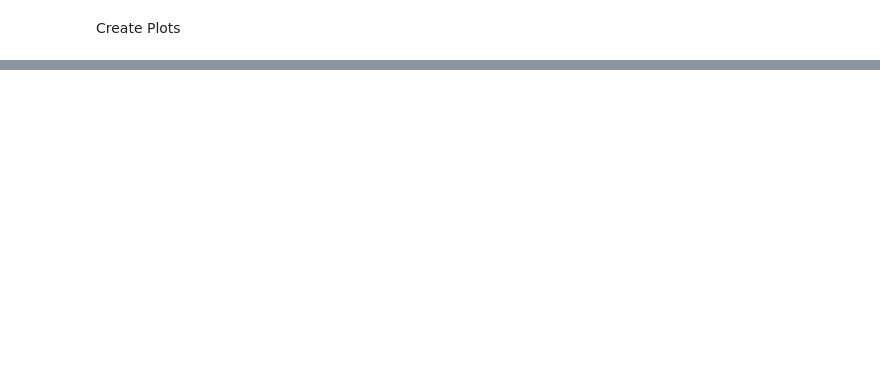
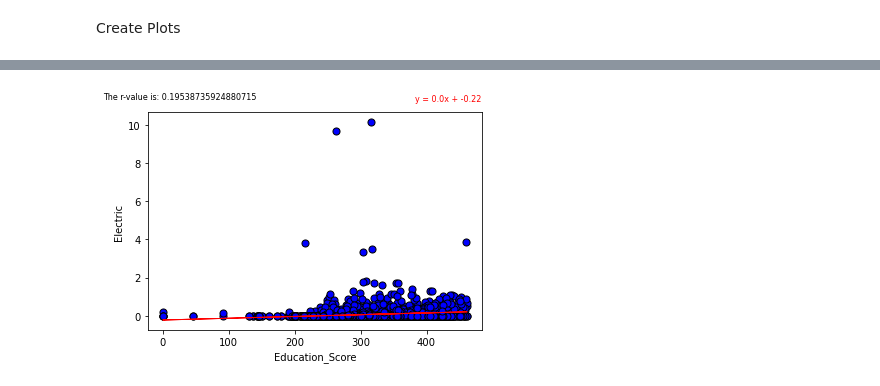
Before and after one commit to JoshMBell/Module_7_Project, a Jupyter notebook: main.ipynb, the cells around one changed output, grey strips where cells are left out. Drawn from its saved outputs; the diff is of its cells as text; code cells hidden in the pictures; blank space fills up the shorter version.

```diff
--- a/main.ipynb
+++ b/main.ipynb
@@ -205,0 +225,16 @@ Make new dfs with created bins
+# %%
+Education_2021_Scored = Education_2021_Normalized
+#Apply a multiplier based on education score to new columns
+Education_2021_Scored["Postgraduate_Degree_Score"] = Education_2021_Scored["Postgraduate_Degree_Level"].apply(lambda x: x*7)
+Education_2021_Scored["Graduate_Diploma_and_Graduate_Certificate_Score"] = Education_2021_Scored["Graduate_Diploma_and_Graduate_Certificate_Level"].apply(lambda x: x*6)
+Education_2021_Scored["Bachelor_Degree_Score"] = Education_2021_Scored["Bachelor_Degree_Level"].apply(lambda x: x*5)
+Education_2021_Scored["Advanced_Diploma_and_Diploma_Score"] = Education_2021_Scored["Advanced_Diploma_and_Diploma_Level"].apply(lambda x: x*4)
+Education_2021_Scored["Certificate_III_&_IV_Level_Score"] = Education_2021_Scored["Certificate_III_&_IV_Level"].apply(lambda x: x*3)
+Education_2021_Scored["Certificate_I_&_II_Level_Score"] = Education_2021_Scored["Certificate_I_&_II_Level"].apply(lambda x: x*2)
+Education_2021_Scored["Secondary_Education_-_Years_10_and_above_Score"] = Education_2021_Scored["Secondary_Education_-_Years_10_and_above"].apply(lambda x: x*2)
+Education_2021_Scored["Secondary_Education_-_Years_9_and_below_Score"] = Education_2021_Scored["Secondary_Education_-_Years_9_and_below"].apply(lambda x: x*1)
+#Drop unneeeded columns
+Education_2021_Scored = Education_2021_Scored.drop(["Postgraduate_Degree_Level", "Graduate_Diploma_and_Graduate_Certificate_Level", "Bachelor_Degree_Level", "Advanced_Diploma_and_Diploma_Level", "Certificate_III_&_IV_Level", "Certificate_I_&_II_Level", "Secondary_Education_-_Years_10_and_above", "Secondary_Education_-_Years_9_and_below"], axis=1)
+#Create a column in df with summed education scores
+Education_Score_List = ["Postgraduate_Degree_Score", "Graduate_Diploma_and_Graduate_Certificate_Score", "Bachelor_Degree_Score", "Advanced_Diploma_and_Diploma_Score", "Certificate_III_&_IV_Level_Score", "Certificate_I_&_II_Level_Score", "Secondary_Education_-_Years_10_and_above_Score", "Secondary_Education_-_Years_9_and_below_Score"]
+Education_2021_Scored["Education_Score"] = Education_2021_Scored[Education_Score_List].sum(axis=1)
@@ -205,0 +262,5 @@ Make new dfs with created bins
+# %%
+Education_Score_and_Fuel_Type_df = Education_2021_Scored.merge(FuelType_2021_Normalized, left_on ="Postcode", right_on = "Postcode")
+#GJP Merge regional and metro table here too, then filter can filter for metro etc. and adjust scatter plots accordingly
+Education_Score_and_Fuel_Type_df = Education_Score_and_Fuel_Type_df[Education_Score_and_Fuel_Type_df['Total_y'] != 0]
+Education_Score_and_Fuel_Type_df
@@ -207,0 +287,4 @@ Create Plots
+# %%
+create_scatter(Education_Score_and_Fuel_Type_df, "Electric", "Education_Score")
+# %% [output]
+[figure, added]
```
Also changed, not shown: parts of 10 cells of this notebook, 1 other file.
